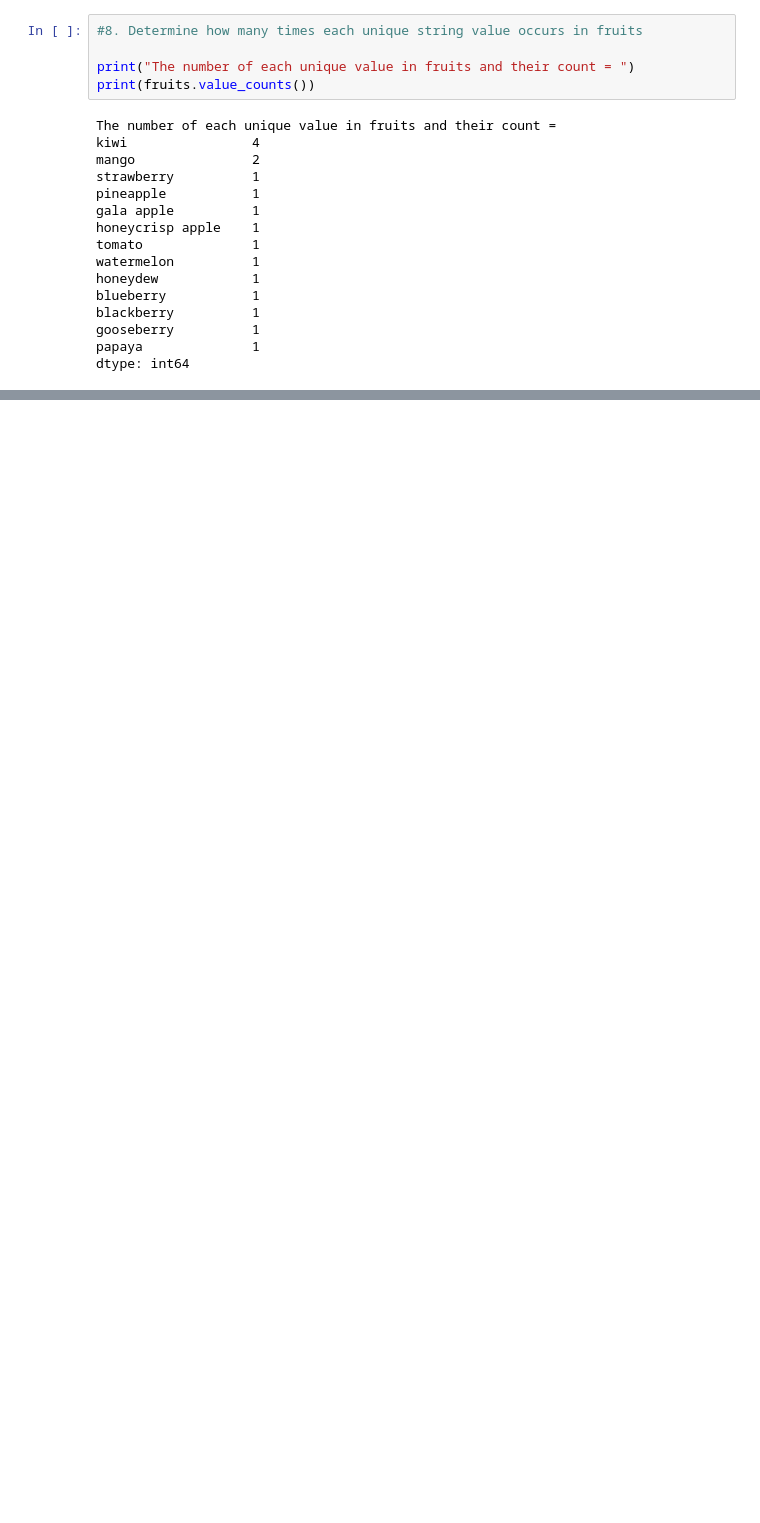
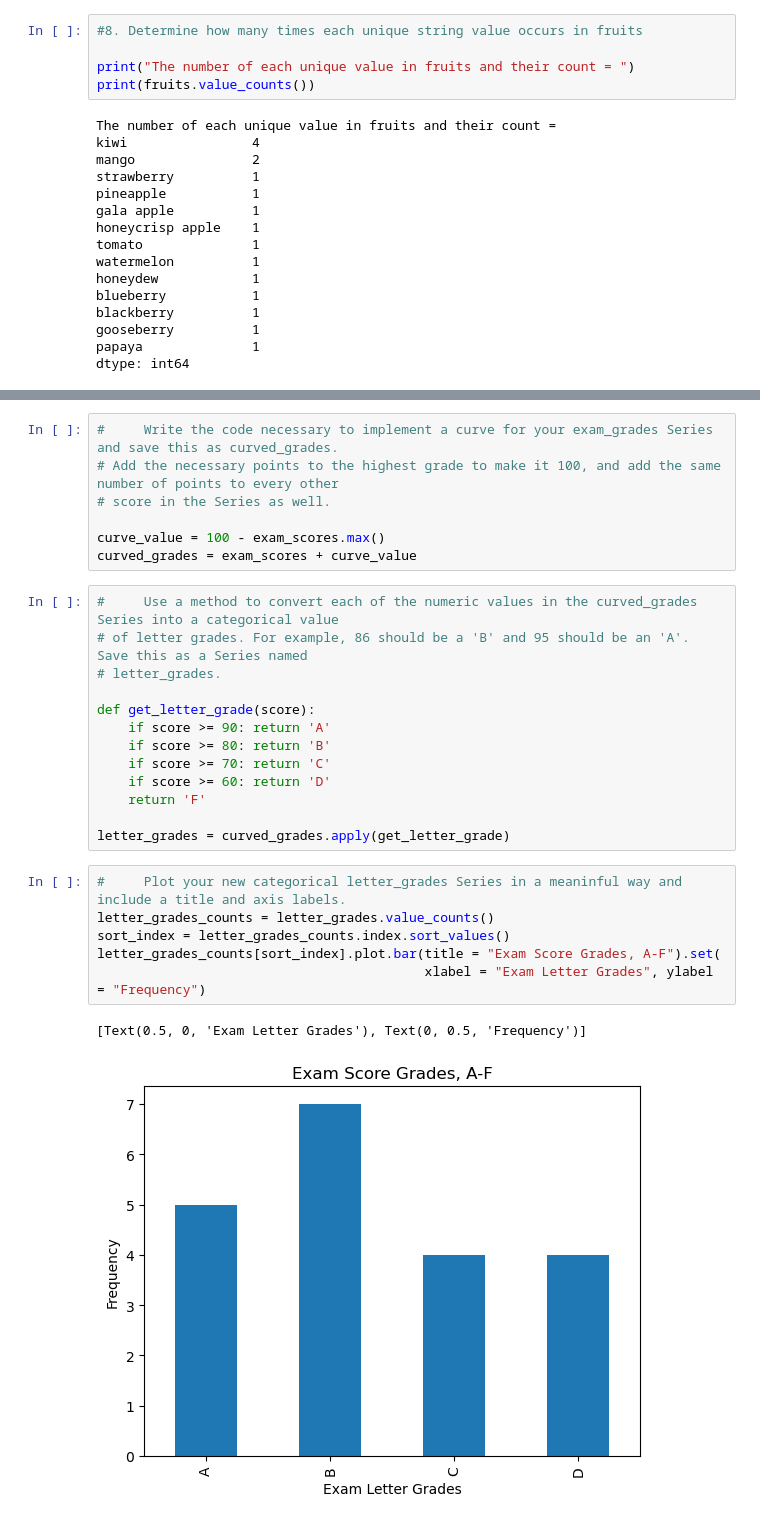
Before and after one commit to corey-hermesch/numpy-pandas-visualization-exercises, a Jupyter notebook: pandas_series.ipynb, the cells around one changed output, grey strips where cells are left out. Saved outputs shown, nothing was run; the diff lists cells and outputs as text; blank space fills up the shorter version.

```diff
--- a/pandas_series.ipynb
+++ b/pandas_series.ipynb
@@ -157,0 +661,29 @@ dtype: int64
+# %%
+#     Write the code necessary to implement a curve for your exam_grades Series and save this as curved_grades.
+# Add the necessary points to the highest grade to make it 100, and add the same number of points to every other
+# score in the Series as well.
+
+curve_value = 100 - exam_scores.max()
+curved_grades = exam_scores + curve_value
+# %%
+#     Use a method to convert each of the numeric values in the curved_grades Series into a categorical value
+# of letter grades. For example, 86 should be a 'B' and 95 should be an 'A'. Save this as a Series named
+# letter_grades.
+
+def get_letter_grade(score):
+    if score >= 90: return 'A'
+    if score >= 80: return 'B'
+    if score >= 70: return 'C'
+    if score >= 60: return 'D'
+    return 'F'
+
+letter_grades = curved_grades.apply(get_letter_grade)
+# %%
+#     Plot your new categorical letter_grades Series in a meaninful way and include a title and axis labels.
+letter_grades_counts = letter_grades.value_counts()
+sort_index = letter_grades_counts.index.sort_values()
+letter_grades_counts[sort_index].plot.bar(title = "Exam Score Grades, A-F").set(
+                                          xlabel = "Exam Letter Grades", ylabel = "Frequency")
+# %% [output]
+[Text(0.5, 0, 'Exam Letter Grades'), Text(0, 0.5, 'Frequency')]
+[figure, added]
```
Also changed, not shown: parts of 36 cells of this notebook, 1 other file.
